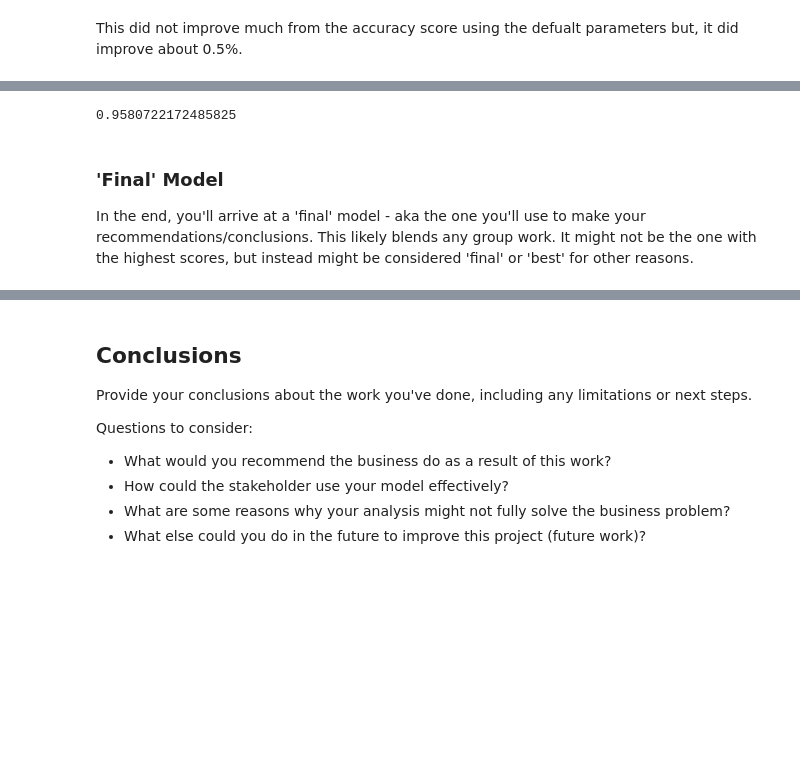
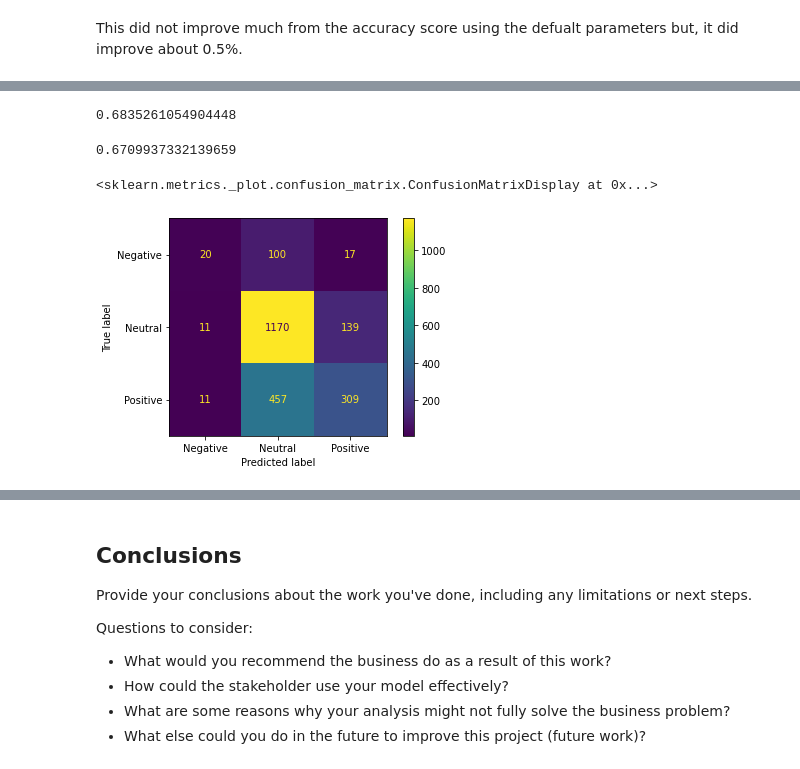
Before and after one commit to Ben-Gilbert333/Twitter_NLP, a Jupyter notebook: Twitter_NLP_Analysis.ipynb, the cells around one changed output, grey strips where cells are left out. Drawn from its saved outputs; the diff is of its cells as text; code cells hidden in the pictures; blank space fills up the shorter version.

```diff
--- a/Twitter_NLP_Analysis.ipynb
+++ b/Twitter_NLP_Analysis.ipynb
@@ -632,8 +600,8 @@ Tried to improve the MNB model by adjusting hyperparameters using a GridSearch.
 # Creating parameters for GridSearch
 mnb_params = {'mnb__alpha':[1, 0.5, 0],
           'mnb__fit_prior':[True, False]}
-# GridSearch with the logistic regression pipeline, parameters above, 5 fold cross validation, and accuracy score
-mnb_grid = GridSearchCV(estimator=mnb_pipe, param_grid=mnb_params, cv=5, scoring='accuracy', verbose=3)
+# GridSearch with the mnb pipeline, parameters above, 5 fold cross validation, and accuracy score
+mnb_grid = GridSearchCV(estimator=mnb_pipe, param_grid=mnb_params, cv=5, scoring='accuracy', n_jobs=3)
 # Fitting the GridSearch
 mnb_grid.fit(X_train, y_train)
 # %% [output]
@@ -686,8 +629,8 @@ Attempted to make an improved model by stacking the other models together.
 # %%
 # Defining the estimators to feed the stacked classifier
-estimators = [('forest', RandomForestClassifier(random_state=333)),
- ('logreg', LogisticRegression(random_state=333)),
- ('mnb', MultinomialNB())]
+estimators = [('forest', RandomForestClassifier(max_depth=90, max_features=900, n_estimators=17, random_state=333)),
+              ('logreg', LogisticRegression(C=0.1, class_weight='balanced', max_iter=5000, random_state=333)),
+              ('mnb', MultinomialNB(alpha=1.0e-10))]
 # %%
 # Feeding the estimators to teh stacking classifier
 sc = StackingClassifier(estimators=estimators)
@@ -695,8 +638,8 @@ sc = StackingClassifier(estimators=estimators)
 scaler = StandardScaler(with_mean=False)
 
 # Creating stacking classifier Pipeline
-sc_pipe = Pipeline(steps=[('tfidf', TfidfVectorizer()),
-                          ('scaler', scaler),
+sc_pipe = Pipeline(steps=[('tfidf', TfidfVectorizer(max_features=900)),
+
                           ('sc', sc)])
 # %%
 sc_pipe.fit(X_train, y_train)
@@ -729,9 +672,10 @@ Pipeline(steps=[('tfidf', TfidfVectorizer()),
+# %%
+# Calculating mean of the 5-fold cross_val_score
+cross_val_score(sc_pipe, X_train, y_train, cv=5, scoring='accuracy', n_jobs=3).mean()
+# %% [output]
+0.6835261054904448
 # %%
-y_pred = sc_pipe.predict(X_train)
-accuracy_score(y_train, y_pred)
+y_pred = sc_pipe.predict(X_test)
+accuracy_score(y_test, y_pred)
 # %% [output]
-0.9580722172485825
+0.6709937332139659
-# %% [markdown]
-### 'Final' Model
-
-In the end, you'll arrive at a 'final' model - aka the one you'll use to make your recommendations/conclusions. This likely blends any group work. It might not be the one with the highest scores, but instead might be considered 'final' or 'best' for other reasons.
@@ -741,0 +682,6 @@ In the end, you'll arrive at a 'final' model - aka the one you'll use to make yo
+# %%
+cf = confusion_matrix(y_test, y_pred)
+ConfusionMatrixDisplay(cf, display_labels=['Negative', 'Neutral', 'Positive']).plot()
+# %% [output]
+<sklearn.metrics._plot.confusion_matrix.ConfusionMatrixDisplay at 0x...>
+[figure, added]
```
Also changed, not shown: parts of 46 cells of this notebook.
